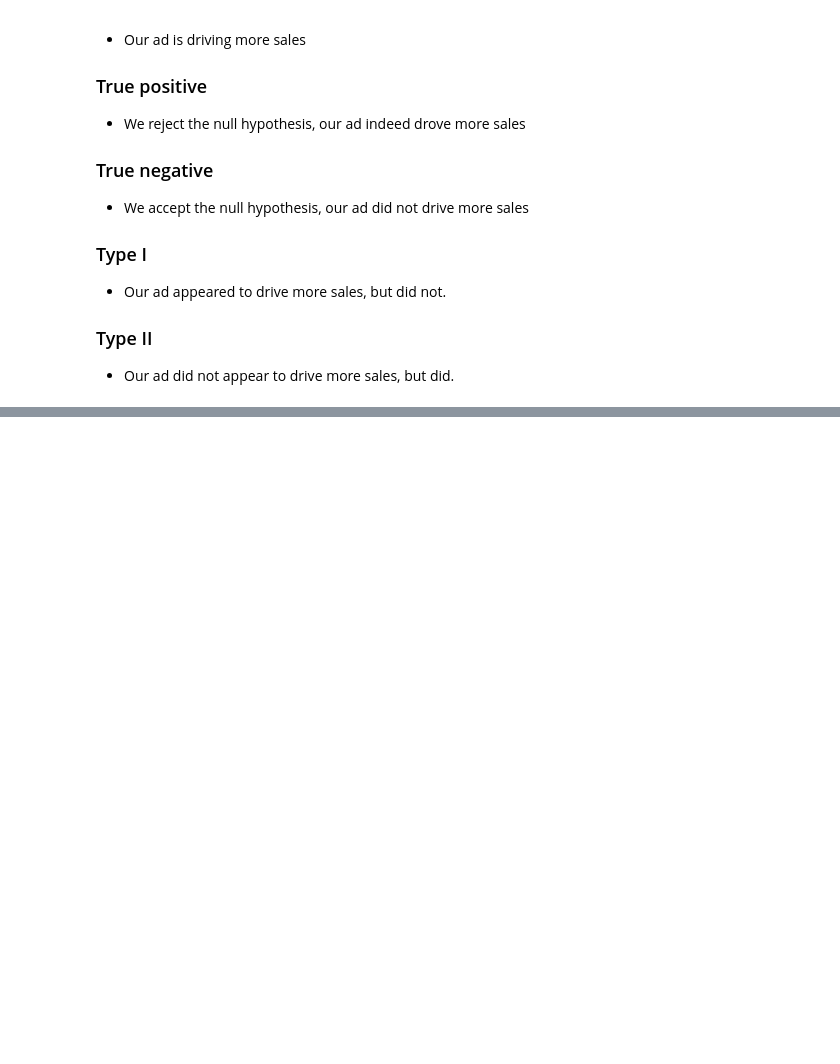
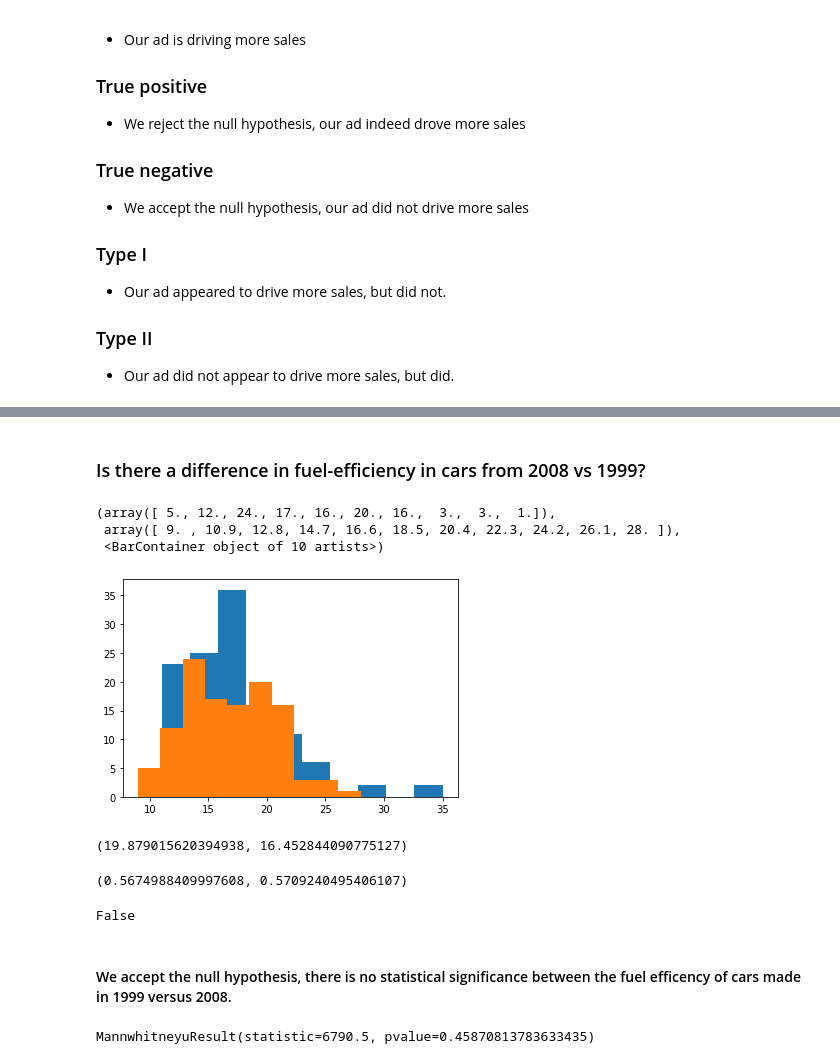
Before and after one commit to JacobPaxton/statistics-exercises, a Jupyter notebook: hypothesis_testing.ipynb, the cells around one changed output, grey strips where cells are left out. Cells and saved outputs as stored; diff of their text form; code cells hidden in the pictures; blank space fills up the shorter version.

```diff
--- a/hypothesis_testing.ipynb
+++ b/hypothesis_testing.ipynb
@@ -60,0 +124,4 @@
+# %%
+# Load the mpg dataset
+df = data("mpg")
+df.head()
@@ -60,0 +135,35 @@
+# %% [markdown]
+### Is there a difference in fuel-efficiency in cars from 2008 vs 1999?
+# %%
+# Plot the distributions
+plt.hist(df[df.year == 1999].cty)
+plt.hist(df[df.year == 2008].cty)
+# %% [output]
+(array([ 5., 12., 24., 17., 16., 20., 16.,  3.,  3.,  1.]),
+ array([ 9. , 10.9, 12.8, 14.7, 16.6, 18.5, 20.4, 22.3, 24.2, 26.1, 28. ]),
+ <BarContainer object of 10 artists>)
+[figure, added]
+# %%
+# Establish hypothesis: H_0 = No, H_a = Yes
+# Set alpha: alpha = .05
+# Verify assumptions: Normal-ish distribution, Independent variables, equal variance...
+df[df.year == 1999].cty.var(), df[df.year == 2008].cty.var()
+# %% [output]
+(19.879015620394938, 16.452844090775127)
+# %%
+# Compute t and p
+t, p = stats.ttest_ind(df[df.year == 1999].cty, df[df.year == 2008].cty)
+t, p
+# %% [output]
+(0.5674988409997608, 0.5709240495406107)
+# %%
+p < .025
+# %% [output]
+False
+# %% [markdown]
+#### We accept the null hypothesis, there is no statistical significance between the fuel efficency of cars made in 1999 versus 2008.
+# %%
+# Safe test
+stats.mannwhitneyu(df[df.year == 1999].cty, df[df.year == 2008].cty)
+# %% [output]
+MannwhitneyuResult(statistic=6790.5, pvalue=0.45870813783633435)
```
Also changed, not shown: parts of 26 cells of this notebook, 1 other file.
